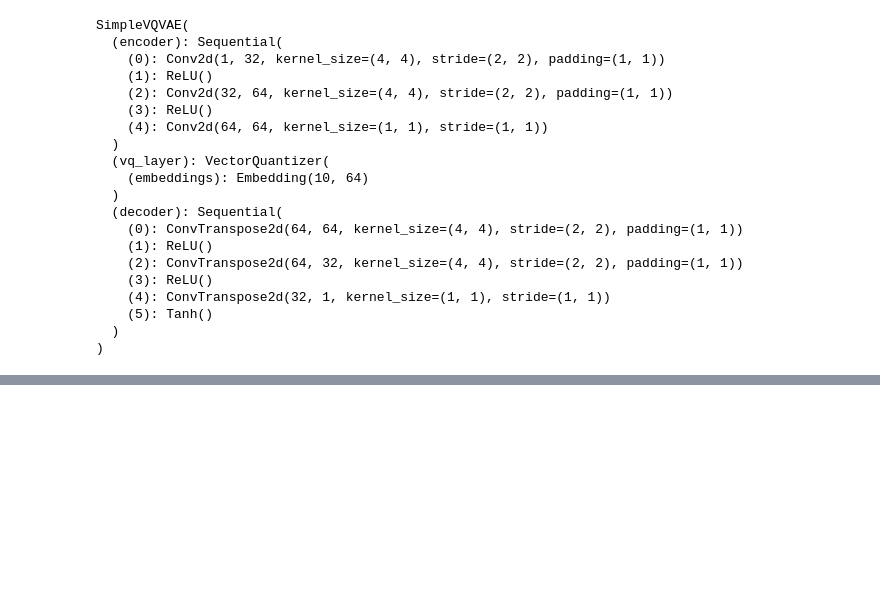
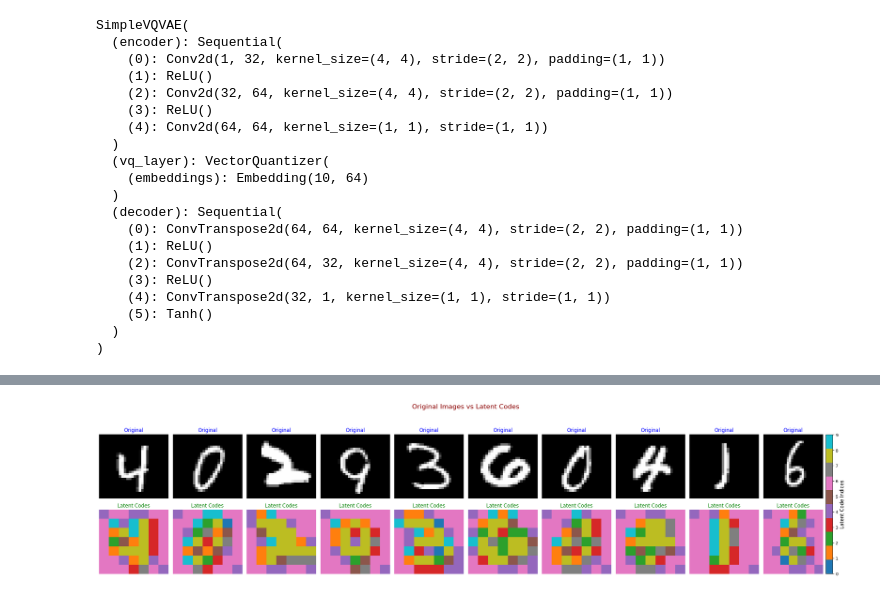
Before and after one commit to Aruntd008/autoencoder, a Jupyter notebook: svqvae.ipynb, the cells around one changed output, grey strips where cells are left out. Saved outputs shown, nothing was run; the diff lists cells and outputs as text; code cells hidden in the pictures; blank space fills up the shorter version.

```diff
--- a/svqvae.ipynb
+++ b/svqvae.ipynb
@@ -376,7 +311,7 @@ def test_vae(model, dataloader, num_images=10, device="cpu"):
             img, _ = batch
             img = img.to(device)
 
-            recons, _,_,_ = model(img)
+            recons, _ = model(img)
             inputs.append(img.cpu())
             outputs.append(recons.cpu())
             if len(inputs) * img.size(0) >= num_images:
@@ -389,7 +324,7 @@ def test_vae(model, dataloader, num_images=10, device="cpu"):
 
 
 def plot_reconstructions(inputs, outputs, num_images=10):
-    fig, axes = plt.subplots(nrows=2, ncols=num_images, figsize=(num_images * 2.5, 5))
+    fig, axes = plt.subplots(nrows=2, ncols=num_images, figsize=(num_images * 2.5, 6))
 
     for i in range(num_images):
         # Original image
@@ -453,0 +389,56 @@ visualize_latent_space(vqvae, test_loader, device=device, num_samples=1000)
+# %%
+import seaborn as sns
+
+def plot_original_vs_latent_codes(model, dataloader, num_images=10, device="cpu"):
+    model.eval()
+    inputs, latent_indices = [], []
+
+    with torch.no_grad():
+        for batch in dataloader:
+            img, _ = batch
+            img = img.to(device)
+
+            # Get the latent codes
+            z = model.encoder(img)
+            _, flat_input, input_shape = model.vq_layer.flatten_input(z)
+            distances = model.vq_layer.compute_distances(flat_input)
+            encoding_indices = model.vq_layer.get_encoding_indices(distances)
+            encoding_indices = encoding_indices.view(input_shape[:-1]).cpu()
+
+            inputs.append(img.cpu())
+            latent_indices.append(encoding_indices)
+            if len(inputs) * img.size(0) >= num_images:
+                break
+
+    inputs = torch.cat(inputs)[:num_images]
+    latent_indices = torch.cat(latent_indices)[:num_images]
+
+    fig, axes = plt.subplots(nrows=2, ncols=num_images, figsize=(num_images * 2.5, 6))
+
+    # Get Seaborn's Set2 colormap
+    cmap = sns.color_palette("tab10", n_colors=model.vq_layer.num_embeddings, as_cmap=True)
+
+    for i in range(num_images):
+        # Original image
+        axes[0, i].imshow(inputs[i].squeeze(), cmap='gray', aspect='auto')
+        axes[0, i].axis('off')
+        axes[0, i].set_title('Original', fontsize=12, color='blue')
+
+        # Latent code indices
+        img_plot = axes[1, i].imshow(latent_indices[i].squeeze(), cmap=cmap, aspect='auto', vmin=0, vmax=model.vq_layer.num_embeddings - 1)
+        axes[1, i].axis('off')
+        axes[1, i].set_title('Latent Codes', fontsize=12, color='green')
+
+    plt.suptitle('Original Images vs Latent Codes', fontsize=16, color='darkred')
+    plt.tight_layout(rect=[0, 0, 1, 0.93])  # Adjust layout to fit main title
+
+    # Add a color bar to show the scale of the colormap
+    cbar = fig.colorbar(img_plot, ax=axes[:, num_images-1], fraction=0.1, pad=0.04)
+    cbar.set_label('Latent Code Indices', fontsize=12)
+
+    plt.show()
+
+# Visualize original images vs latent codes
+plot_original_vs_latent_codes(vqvae, test_loader, num_images=10, device=device)
+# %% [output]
+[figure, added]
```
Also changed, not shown: parts of 26 cells of this notebook, 1 other file.
